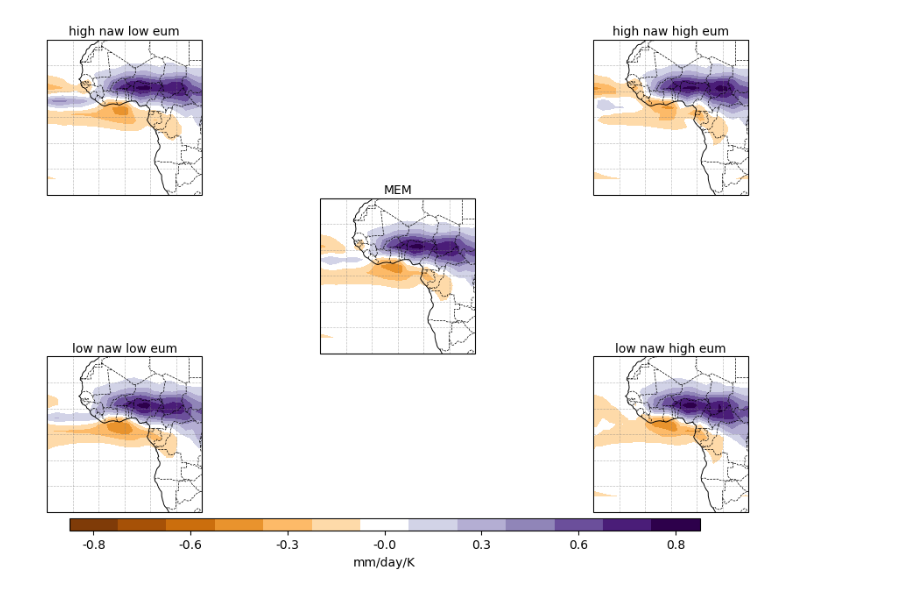
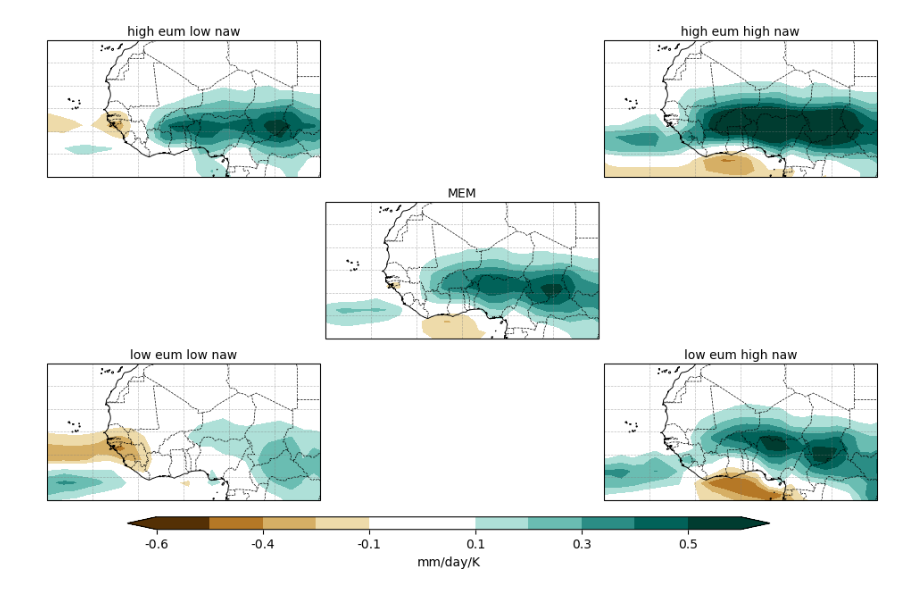
Before and after one commit to LIM-Climate-Causality/storypy, a Jupyter notebook: notebooks/sp_monerie_2023.ipynb, the cells around one changed output. Drawn from its saved outputs; the diff is of its cells as text; code cells hidden in the pictures.

```diff
--- a/notebooks/sp_monerie_2023.ipynb
+++ b/notebooks/sp_monerie_2023.ipynb
@@ -149,24 +450,32 @@ fig = create_multi_panel_figure(coefficients, extent, cmaps, titles, colorbar_la
 # %%
-from storypy.evaluate.plot import create_five_panel_figure, storyline_evaluation
+from storypy.evaluate.plot import plot_storyline_map, storyline_evaluation
+import numpy as np
+
+user_config = dict(
+        work_dir='/climca/people/storylinetool/test_user/storypy_usage/work/monerie',
+        plot_dir='/climca/people/ralawode/esmvaltool_output/monerie_etal_2023_20260427_120336/plots',
+        box=([-30, 30, 0, 30]),
+    )
 
 target = 'pr'
-drivers = ['eum', 'naw']
+drivers = ['naw', 'eum']
 
 # --- Call the function ---
 storyline_coefficient = 1.26
 storylines, titles = storyline_evaluation(user_config, target, drivers, storyline_coefficient)
 
 # --- Plotting setup ---
-cmaps = ['PuOr'] * 5
-levels = [np.arange(-.3, .35, .05)] * 5
+cmaps = ['BrBG'] * 5
+levels = [np.linspace(-0.6, 0.65, 12)] * 5 # np.arange(-0.3, 0.35, 0.05) --- IGNORE ---
 extent = [user_config["box"]] * 5
 
-fig = create_five_panel_figure(
+fig = plot_storyline_map(
     storylines, extent, levels, cmaps, titles,
-    colorbar_label="mm/day/K"
+    colorbar_label="mm/day/K",
+    white_pct=0.05
 )
 # %% [output]
-[figure, old version]
+[figure, new version]
 # %%
 from storypy.evaluate.plot import plot_ellipse
 import pandas as pd
```
Also changed, not shown: parts of 30 cells of this notebook, 32 other files.
